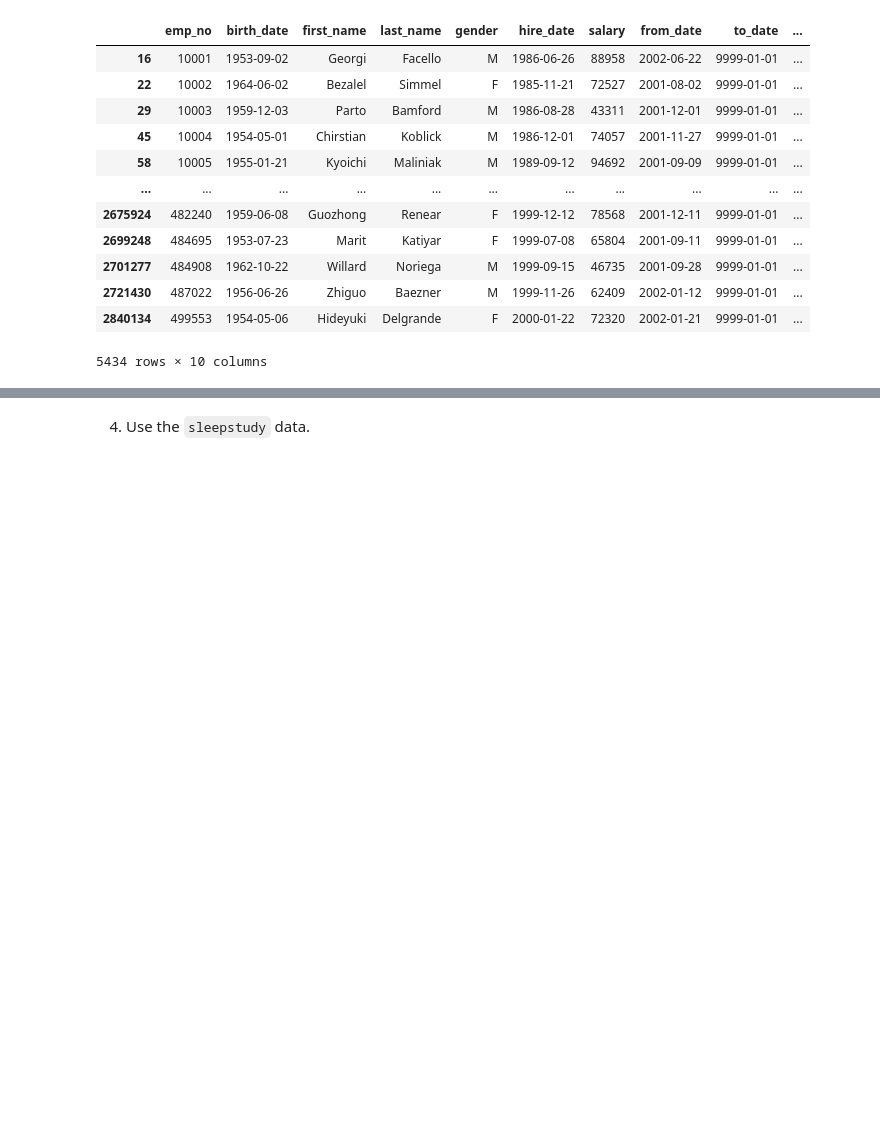
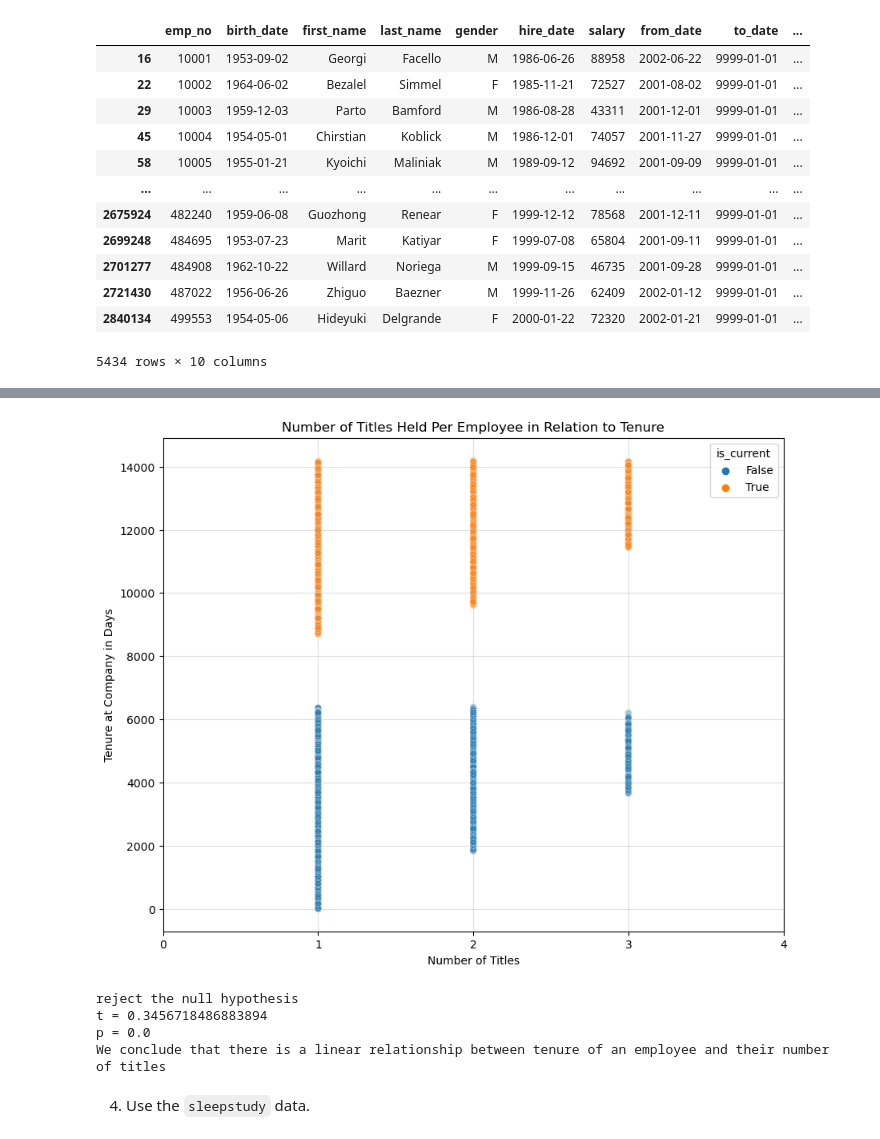
Before and after one commit to Michael-Nelson361/statistics-exercises, a Jupyter notebook: hypothesis_testing.ipynb, the cells around one changed output, grey strips where cells are left out. Cells and saved outputs as stored; diff of their text form; code cells hidden in the pictures; blank space fills up the shorter version.

```diff
--- a/hypothesis_testing.ipynb
+++ b/hypothesis_testing.ipynb
@@ -658,0 +725,4 @@ df
+# %%
+# Pull in the data from sql
+df = pd.read_sql(query,url)
+df.head()
@@ -658,0 +736,4 @@ df
+# %%
+# Get a count of titles per employee and tack onto dataset as new column
+df['n_titles'] = df.groupby('emp_no')['title'].transform('count')
+df.head()
@@ -658,0 +747,19 @@ df
+# %%
+# Sort values and drop duplicate counts
+df = df.sort_values(['emp_no','to_date'],ascending=[True,False]).drop_duplicates(subset='emp_no',keep='first')
+# %%
+# Calculate the tenure of each employee
+
+# Define current employees
+df['is_current'] = df.to_date.astype(str) == '9999-01-01'
+
+# Make new column for tenure days
+df['tenure_days'] = np.where(
+    df['is_current'],
+    pd.Timestamp(dt.datetime.now()).date() - df['hire_date'],
+    df['to_date'] - df['hire_date']
+)
+
+# Convert tenure_days into a continuous value
+df['tenure_days'] =  df['tenure_days'].astype(str).str.strip(' days').astype(int)
+df
@@ -659,3 +780,36 @@ df
+# %%
+# plot the tenure days (x) against count of titles (y)
+plt.figure(figsize=(10,8))
+sns.scatterplot(data=df,x=df.n_titles,y=df.tenure_days,hue=df.is_current,alpha=0.4)
+plt.title('Number of Titles Held Per Employee in Relation to Tenure')
+plt.xlabel('Number of Titles')
+plt.ylabel('Tenure at Company in Days')
+
+plt.grid(alpha = 0.4)
+plt.xticks([0,1,2,3,4])
+
+plt.show()
+# %% [output]
+[figure, added]
+# %%
+# Run the correlations test and draw conclusions
+t,p = stats.pearsonr(df.n_titles,df.tenure_days)
+
+if p < alpha:
+    print('reject the null hypothesis')
+    print(f't = {t}')
+    print(f'p = {p}')
+    print('We conclude that there is a linear relationship between tenure of an employee and their number of titles')
+else:
+    print('fail to reject the null hypothesis')
+    print(f't = {t}')
+    print(f'p = {p}')
+    print('We conclude that is is not a linear relationship between tenure of an employee and their number of titles')
+# %% [output]
+reject the null hypothesis
+t = 0.3456718486883894
+p = 0.0
+We conclude that there is a linear relationship between tenure of an employee and their number of titles
 # %% [markdown]
 4. Use the `sleepstudy` data.
 # %%
```
Also changed, not shown: parts of 20 cells of this notebook.
